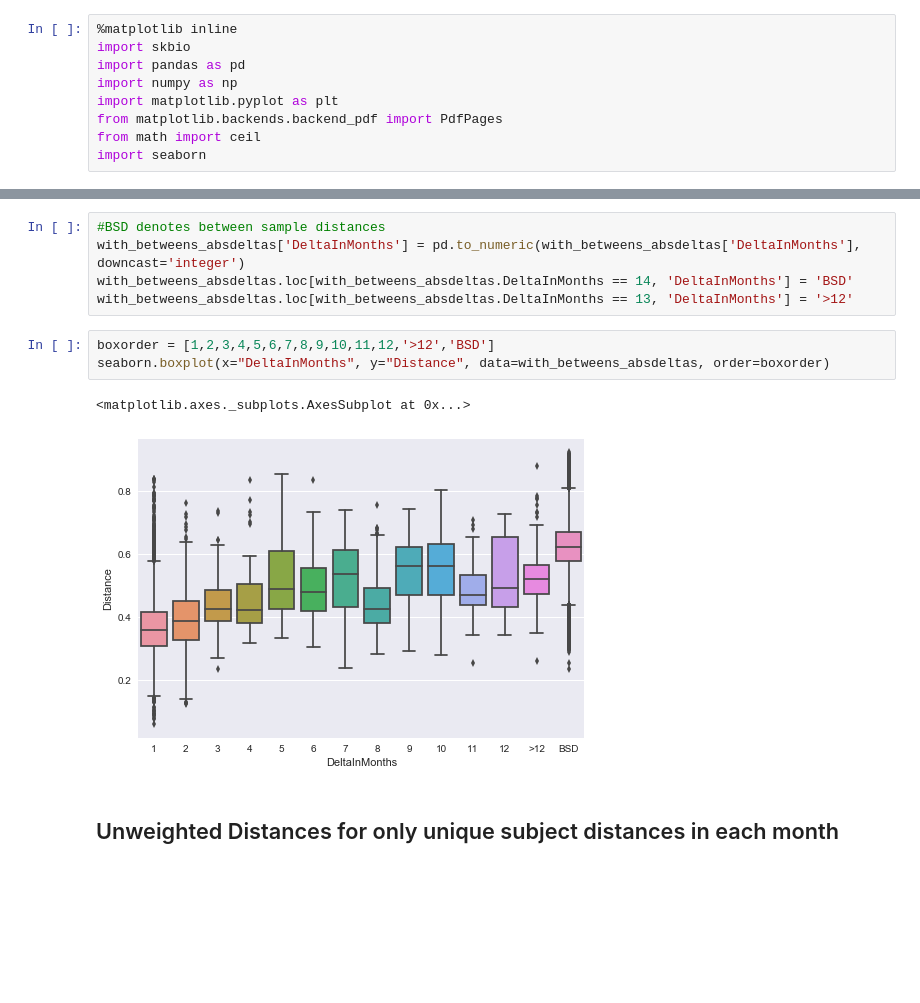
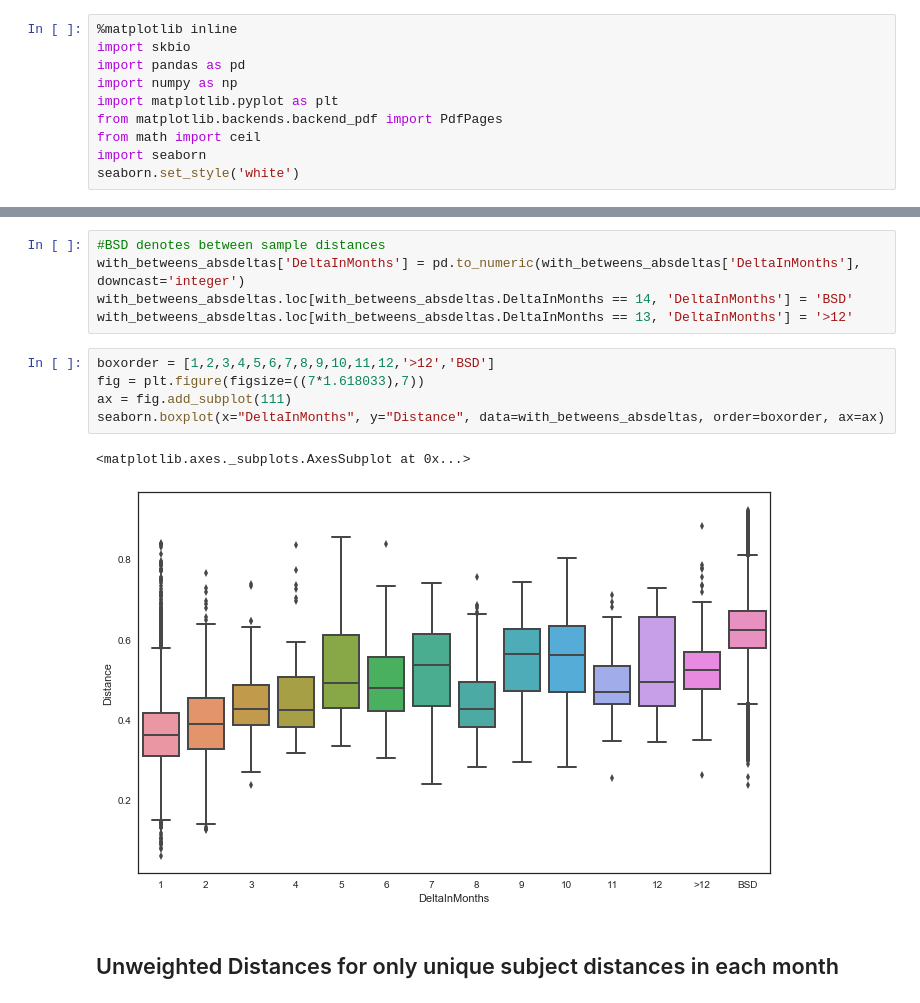
Before and after one commit to knightlab-analyses/american-gut-analyses, a Jupyter notebook: ipynb/AG_stool_temporal dynamics.ipynb, the cells around one changed output, grey strips where cells are left out. Drawn from its saved outputs; the diff is of its cells as text; blank space fills up the shorter version.

Commit message:
some more refoactoring and image adjustment

```diff
--- a/ipynb/AG_stool_temporal dynamics.ipynb
+++ b/ipynb/AG_stool_temporal dynamics.ipynb
@@ -7,6 +7,7 @@ import matplotlib.pyplot as plt
 from matplotlib.backends.backend_pdf import PdfPages
 from math import ceil
 import seaborn
+seaborn.set_style('white')
 # %% [markdown]
 Using the full American Gut mapping file, we reduced it to only samples that were fecal.
 The mapping file was then filtered to remove samples which did not have sufficient data
@@ -134,10 +135,12 @@ with_betweens_absdeltas.loc[with_betweens_absdeltas.DeltaInMonths == 14, 'DeltaI
 with_betweens_absdeltas.loc[with_betweens_absdeltas.DeltaInMonths == 13, 'DeltaInMonths'] = '>12'
 # %%
 boxorder = [1,2,3,4,5,6,7,8,9,10,11,12,'>12','BSD']
-seaborn.boxplot(x="DeltaInMonths", y="Distance", data=with_betweens_absdeltas, order=boxorder)
+fig = plt.figure(figsize=((7*1.618033),7))
+ax = fig.add_subplot(111)
+seaborn.boxplot(x="DeltaInMonths", y="Distance", data=with_betweens_absdeltas, order=boxorder, ax=ax)
 # %% [output]
 <matplotlib.axes._subplots.AxesSubplot at 0x...>
-[figure, old version]
+[figure, new version]
 # %% [markdown]
 ## Unweighted Distances for only unique subject distances in each month
 # %%
```
Also changed, not shown: parts of 7 cells of this notebook, 3 other files.
